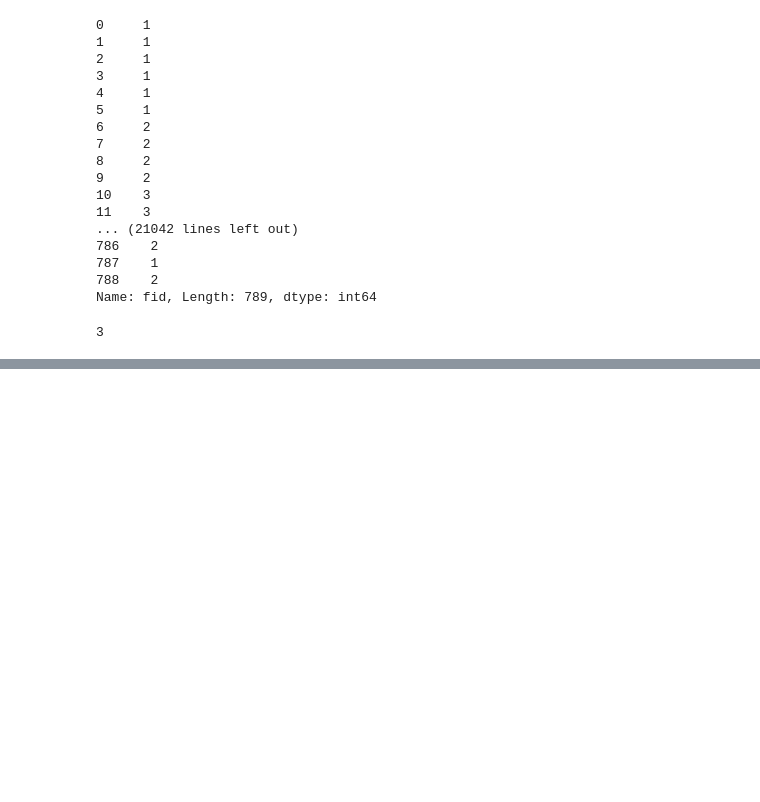
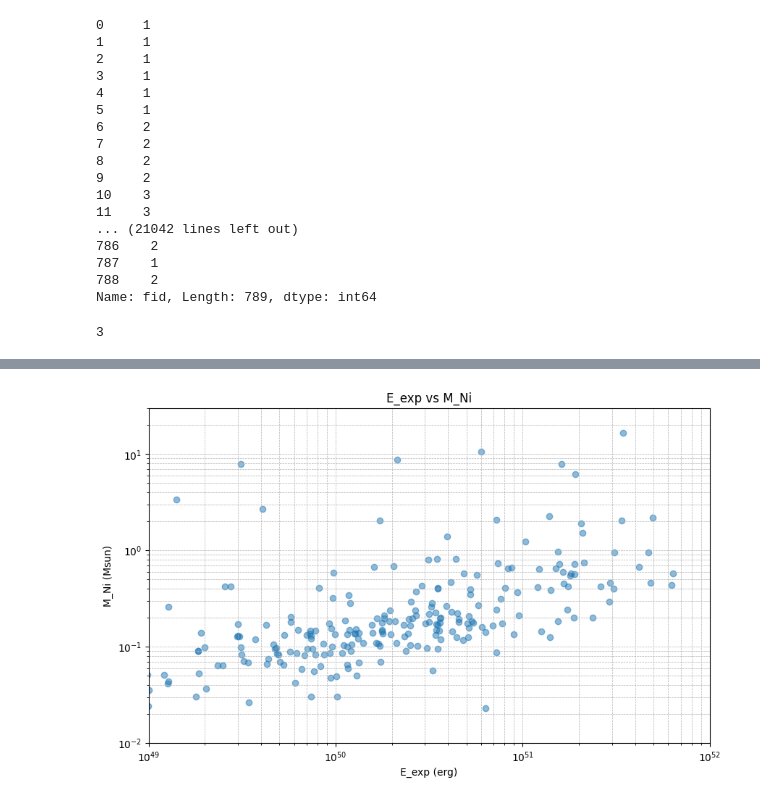
Before and after one commit to zknutson/TD_Data_proj, a Jupyter notebook: create_data.ipynb, the cells around one changed output, grey strips where cells are left out. Drawn from its saved outputs; the diff is of its cells as text; code cells hidden in the pictures; blank space fills up the shorter version.

Commit message:
adjusted a few things, results look better

```diff
--- a/create_data.ipynb
+++ b/create_data.ipynb
@@ -1,6 +1,6 @@
 # %%
 import target
-targets = target.targets_from_TNS_csv("tns_search(1-1315).csv", start_at_end=False, use_threads=True, max_workers=8)
+targets = target.targets_from_TNS_csv("tns_search(1).csv", start_at_end=False, use_threads=True, max_workers=8)
 # %% [output]
 Querying lightcurve for ZTF26aaffpvx...
 Querying lightcurve for ZTF26aaezpbh...
@@ -92,8 +92,8 @@ failed
 3
 # %%
 #pickle the targets list
-import pickle
-with open("targets.pkl", "wb") as f:
-    pickle.dump(targets, f)
+# import pickle
+# with open("targets.pkl", "wb") as f:
+#     pickle.dump(targets, f)
 # %%
 #load the targets list
@@ -337,0 +134,16 @@ Name: E_exp, Length: 280, dtype: float64
+# %%
+#plot in log scale the E_exp and M_Ni columns
+import matplotlib.pyplot as plt
+plt.figure(figsize=(10, 6))
+plt.scatter(results["E_exp"], results["M_Ni"], alpha=0.5)
+plt.xscale("log")
+plt.yscale("log")
+plt.xlabel("E_exp (erg)")
+plt.ylabel("M_Ni (Msun)")
+plt.ylim(1e-2, 3e1)
+plt.xlim(1e49, 1e52)
+plt.title("E_exp vs M_Ni")
+plt.grid(True, which="both", ls="--", lw=0.5)
+plt.show()
+# %% [output]
+[figure, added]
```
Also changed, not shown: parts of 5 cells of this notebook, 6 other files.
